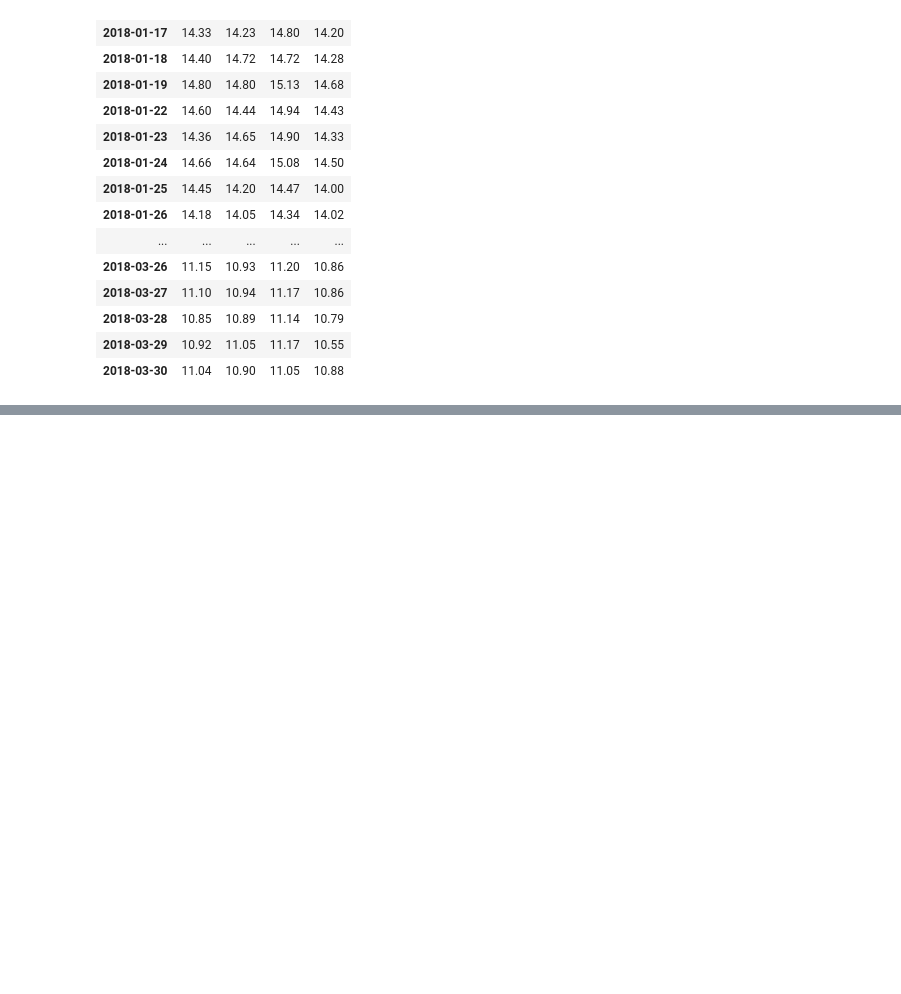
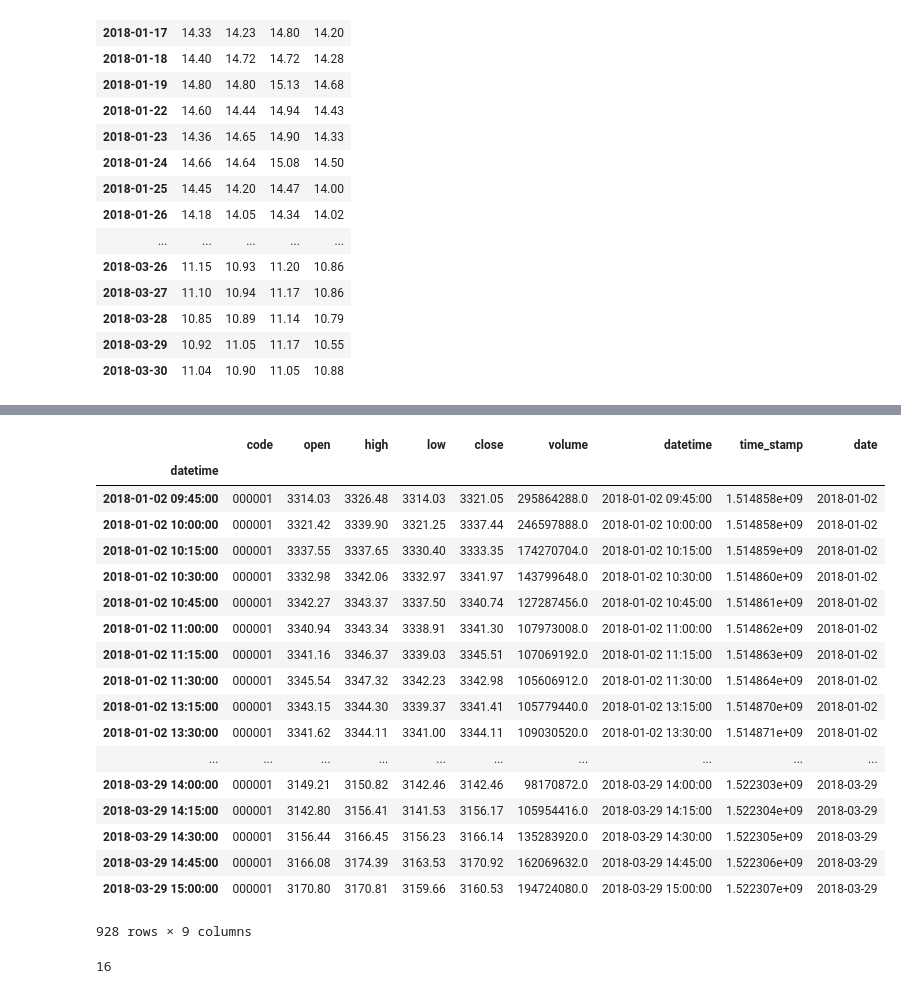
Before and after one commit to musicx/stock_model, a Jupyter notebook: notebook/stock.ipynb, the cells around one changed output, grey strips where cells are left out. Saved outputs shown, nothing was run; the diff lists cells and outputs as text; code cells hidden in the pictures; blank space fills up the shorter version.

```diff
--- a/notebook/stock.ipynb
+++ b/notebook/stock.ipynb
@@ -211,0 +312,26 @@ cdata.iloc[30:, :]
+# %%
+qa.QA_fetch_index_min('000001', start='2018-01-01', end='2018-03-30', format='pandas', frequence='15min')
+# %% [output]
+|  | code | open | high | low | close | volume | datetime | time_stamp | date |
+| datetime |  |  |  |  |  |  |  |  |  |
+| 2018-01-02 09:45:00 | 000001 | 3314.03 | 3326.48 | 3314.03 | 3321.05 | 295864288.0 | 2018-01-02 09:45:00 | 1.514858e+09 | 2018-01-02 |
+| 2018-01-02 10:00:00 | 000001 | 3321.42 | 3339.90 | 3321.25 | 3337.44 | 246597888.0 | 2018-01-02 10:00:00 | 1.514858e+09 | 2018-01-02 |
+| 2018-01-02 10:15:00 | 000001 | 3337.55 | 3337.65 | 3330.40 | 3333.35 | 174270704.0 | 2018-01-02 10:15:00 | 1.514859e+09 | 2018-01-02 |
+| 2018-01-02 10:30:00 | 000001 | 3332.98 | 3342.06 | 3332.97 | 3341.97 | 143799648.0 | 2018-01-02 10:30:00 | 1.514860e+09 | 2018-01-02 |
+| 2018-01-02 10:45:00 | 000001 | 3342.27 | 3343.37 | 3337.50 | 3340.74 | 127287456.0 | 2018-01-02 10:45:00 | 1.514861e+09 | 2018-01-02 |
+| 2018-01-02 11:00:00 | 000001 | 3340.94 | 3343.34 | 3338.91 | 3341.30 | 107973008.0 | 2018-01-02 11:00:00 | 1.514862e+09 | 2018-01-02 |
+| 2018-01-02 11:15:00 | 000001 | 3341.16 | 3346.37 | 3339.03 | 3345.51 | 107069192.0 | 2018-01-02 11:15:00 | 1.514863e+09 | 2018-01-02 |
+| 2018-01-02 11:30:00 | 000001 | 3345.54 | 3347.32 | 3342.23 | 3342.98 | 105606912.0 | 2018-01-02 11:30:00 | 1.514864e+09 | 2018-01-02 |
+| 2018-01-02 13:15:00 | 000001 | 3343.15 | 3344.30 | 3339.37 | 3341.41 | 105779440.0 | 2018-01-02 13:15:00 | 1.514870e+09 | 2018-01-02 |
+| 2018-01-02 13:30:00 | 000001 | 3341.62 | 3344.11 | 3341.00 | 3344.11 | 109030520.0 | 2018-01-02 13:30:00 | 1.514871e+09 | 2018-01-02 |
+| ... | ... | ... | ... | ... | ... | ... | ... | ... | ... |
+| 2018-03-29 14:00:00 | 000001 | 3149.21 | 3150.82 | 3142.46 | 3142.46 | 98170872.0 | 2018-03-29 14:00:00 | 1.522303e+09 | 2018-03-29 |
+| 2018-03-29 14:15:00 | 000001 | 3142.80 | 3156.41 | 3141.53 | 3156.17 | 105954416.0 | 2018-03-29 14:15:00 | 1.522304e+09 | 2018-03-29 |
+| 2018-03-29 14:30:00 | 000001 | 3156.44 | 3166.45 | 3156.23 | 3166.14 | 135283920.0 | 2018-03-29 14:30:00 | 1.522305e+09 | 2018-03-29 |
+| 2018-03-29 14:45:00 | 000001 | 3166.08 | 3174.39 | 3163.53 | 3170.92 | 162069632.0 | 2018-03-29 14:45:00 | 1.522306e+09 | 2018-03-29 |
+| 2018-03-29 15:00:00 | 000001 | 3170.80 | 3170.81 | 3159.66 | 3160.53 | 194724080.0 | 2018-03-29 15:00:00 | 1.522307e+09 | 2018-03-29 |
+928 rows × 9 columns
+# %%
+240 // 15
+# %% [output]
+16
```
Also changed, not shown: parts of 11 cells of this notebook, 2 other files.
